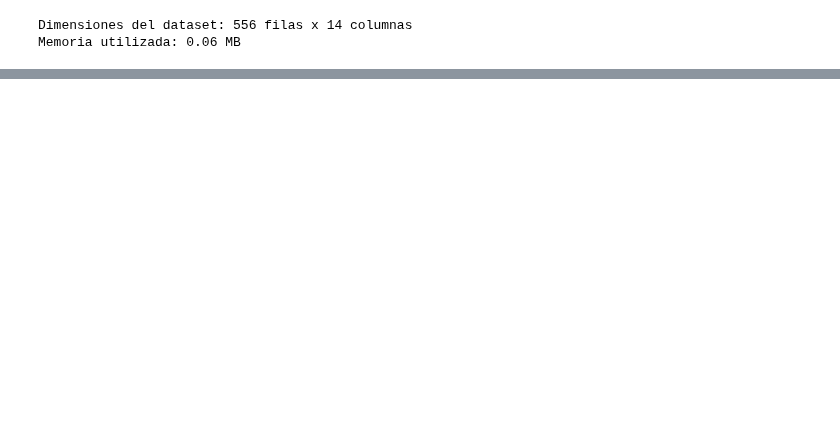
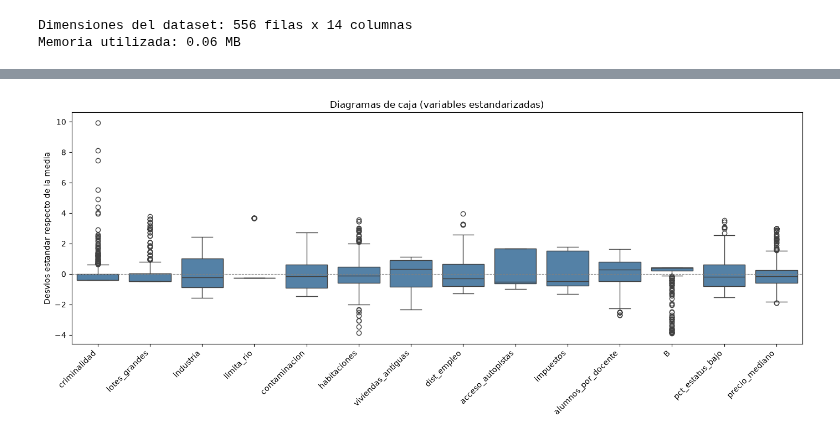
Before and after one commit to Guillerminav/TP_AA1_Arias_Bousono_Casariego, a Jupyter notebook: TP-regresion-AA1.ipynb, the cells around one changed output, grey strips where cells are left out. Cells and saved outputs as stored; diff of their text form; code cells hidden in the pictures; blank space fills up the shorter version.

```diff
--- a/TP-regresion-AA1.ipynb
+++ b/TP-regresion-AA1.ipynb
@@ -53,0 +257,9 @@ Variables categoricas (0): []
+# %%
+# El primer descarte no requiere ningun analisis: una fila sin variable objetivo no puede intervenir
+# en el ajuste de un modelo supervisado, e imputar el target seria fabricar la variable a predecir.
+sin_target = df['precio_mediano'].isna()
+df_t = df[~sin_target]
+
+print(f'Filas sin precio_mediano : {sin_target.sum()}  -> se eliminan')
+print(f'Dataset restante         : {len(df_t)} filas')
+print(f'Filas con nulos que aun quedan: {df_t.isna().any(axis=1).sum()}')
@@ -53,0 +593,11 @@ Variables categoricas (0): []
+# %%
+# Se descartan las filas incompletas restantes y se consolida el conjunto de trabajo.
+df_limpio = df_t[~df_t.isna().any(axis=1)].reset_index(drop=True)
+
+print(f'Dataset original : {df.shape[0]} filas')
+print(f'  - sin target   : {sin_target.sum()}')
+print(f'  - incompletas  : {len(incompletas)}')
+print(f'Dataset limpio   : {df_limpio.shape[0]} filas x {df_limpio.shape[1]} columnas '
+      f'({100 * (df.shape[0] - df_limpio.shape[0]) / df.shape[0]:.1f}% eliminado)')
+print(f'Faltantes restantes: {df_limpio.isna().sum().sum()}')
+print(f'Duplicados exactos : {df_limpio.duplicated().sum()}')
@@ -53,0 +664,15 @@ Variables categoricas (0): []
+# %%
+# Diagramas de caja sobre variables estandarizadas, para poder compararlas en un mismo eje pese a
+# tener escalas muy distintas (los impuestos estan en cientos y la contaminacion en decimas).
+df_z = (df_limpio - df_limpio.mean()) / df_limpio.std()
+
+fig, ax = plt.subplots(figsize=(14, 6))
+sns.boxplot(data=df_z, ax=ax, color='steelblue')
+ax.axhline(0, color='grey', lw=0.8, ls='--')
+ax.set_title('Diagramas de caja (variables estandarizadas)')
+ax.set_ylabel('Desvios estandar respecto de la media')
+plt.xticks(rotation=45, ha='right')
+plt.tight_layout()
+plt.show()
+# %% [output]
+[figure, added]
```
Also changed, not shown: parts of 52 cells of this notebook, 1 other file.
